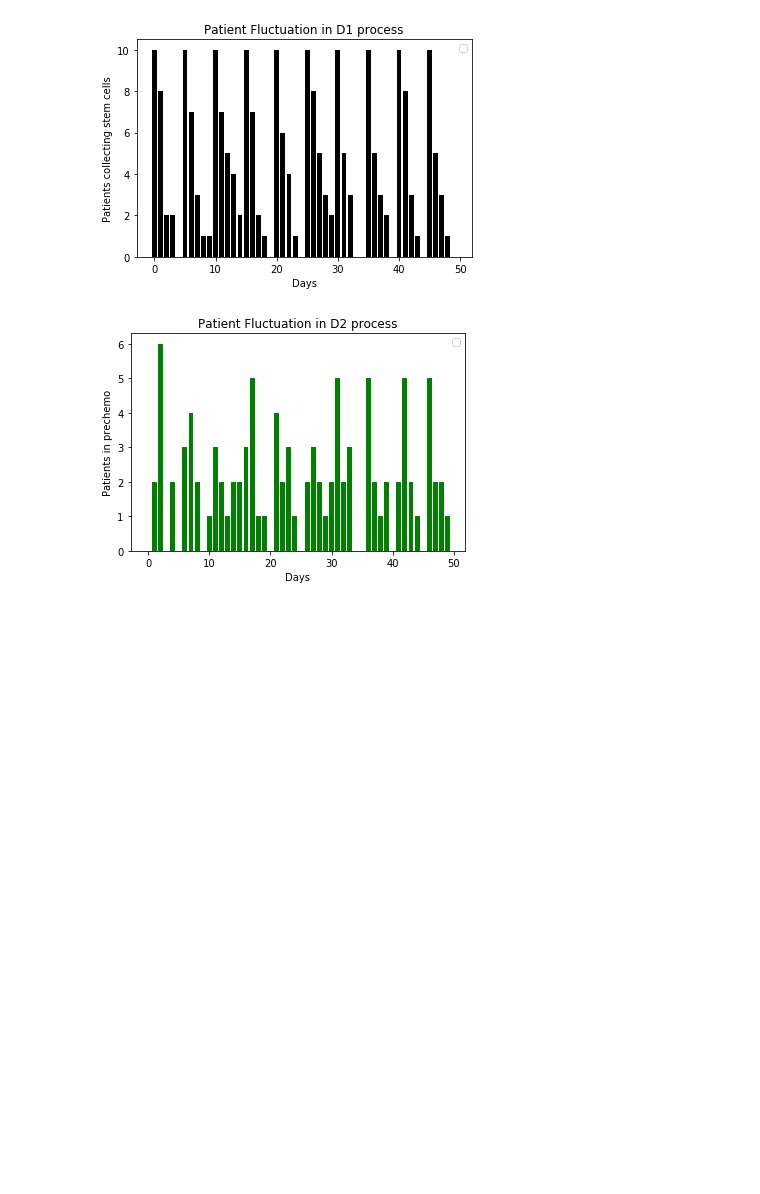
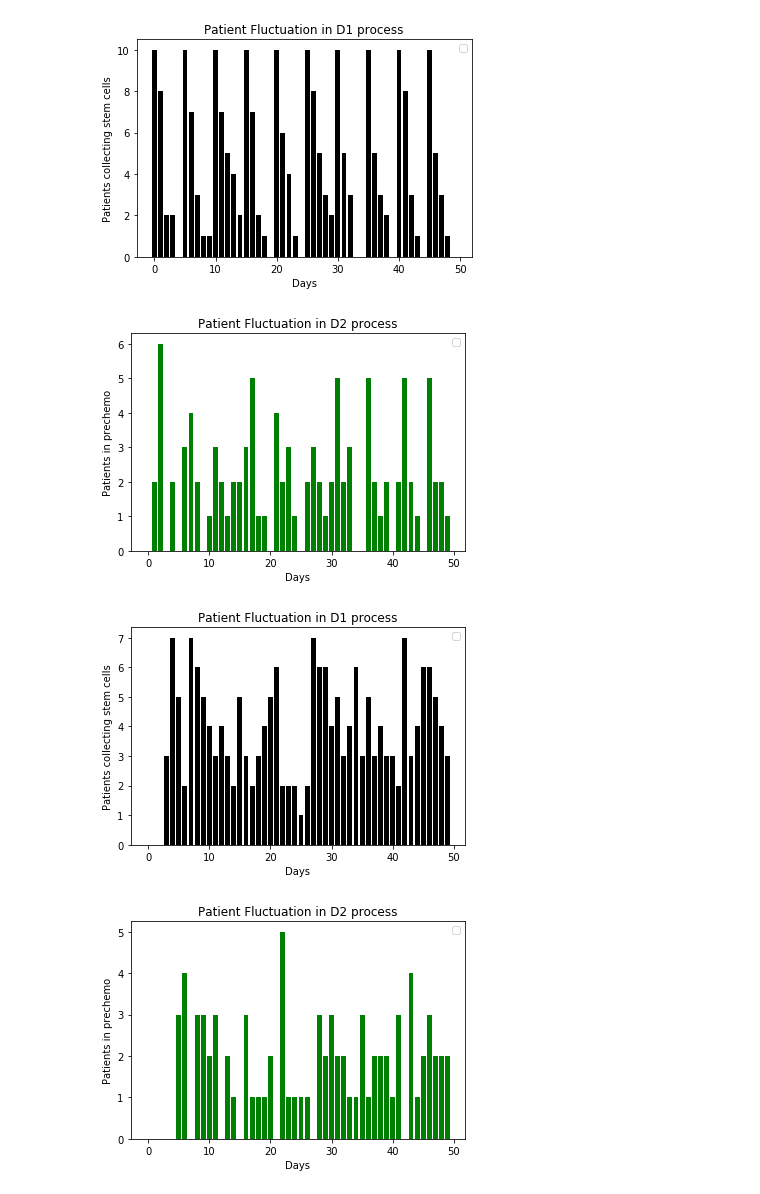
Before and after one commit to nma5214/TeamMayo, a Jupyter notebook: Greedy/Greedy_schedule_1.ipynb, the cells around one changed output. Saved outputs shown, nothing was run; the diff lists cells and outputs as text; code cells hidden in the pictures; blank space fills up the shorter version.

```diff
--- a/Greedy/Greedy_schedule_1.ipynb
+++ b/Greedy/Greedy_schedule_1.ipynb
@@ -285,3 +289,7 @@ print num_pats_d1
+# %%
+pat_list_daily = pat_arr_times(num_pats,.5)
+#print pat_list_daily
+daily_sched_d1 = make_schedule_d1_daily(pat_list_daily, coll, sp1, 150)
 # %%
 #Let's play with allowing the collections to vary from patient to patient randomly.
 
@@ -368,3 +376,35 @@ plt.show()
 # %% [output]
 [figure]
 [figure]
+# %%
+#Making some plots to visualize the daily schedules
+
+daily_sched_d1 = make_schedule_d1_daily(pat_list_daily, coll, sp1, 150)
+daily_sched_d2 = make_schedule_d2(daily_sched_d1,coll, sp2, 150)
+daily_hosp_sched = make_schedule_hospital(daily_sched_d2,chemo,inf, 150)
+daily_chemo_sched = make_schedule_chemo(daily_sched_d2,chemo,150)
+daily_infusion_sched = make_schedule_infusion(daily_sched_d2,chemo,inf,150)
+
+#First, we look at daily fluctuations in d1 and d2 processes
+num_pats_d1 = num_patients_per_day_d1(daily_sched_d1,coll, 150)
+num_pats_d2 = num_patients_per_day_d2(daily_sched_d2, 150)
+
+NumDays = 50
+Nd=list(range(0,NumDays))
+#plt.step(Nd, batch_hosp_sched[1:70],color="k",linewidth=1.5)
+d1_plt = plt.bar(Nd,num_pats_d1[0:50], color = "k")
+plt.xlabel("Days")
+plt.ylabel("Patients collecting stem cells")
+plt.title("Patient Fluctuation in D1 process")
+plt.legend(loc="best")
+plt.show()
+
+d2_plt = plt.bar(Nd,num_pats_d2[0:50], color="green")
+plt.xlabel("Days")
+plt.ylabel("Patients in prechemo")
+plt.title("Patient Fluctuation in D2 process")
+plt.legend(loc="best")
+plt.show()
+# %% [output]
+[figure, added]
+[figure, added]
```
Also changed, not shown: parts of 3 cells of this notebook.
